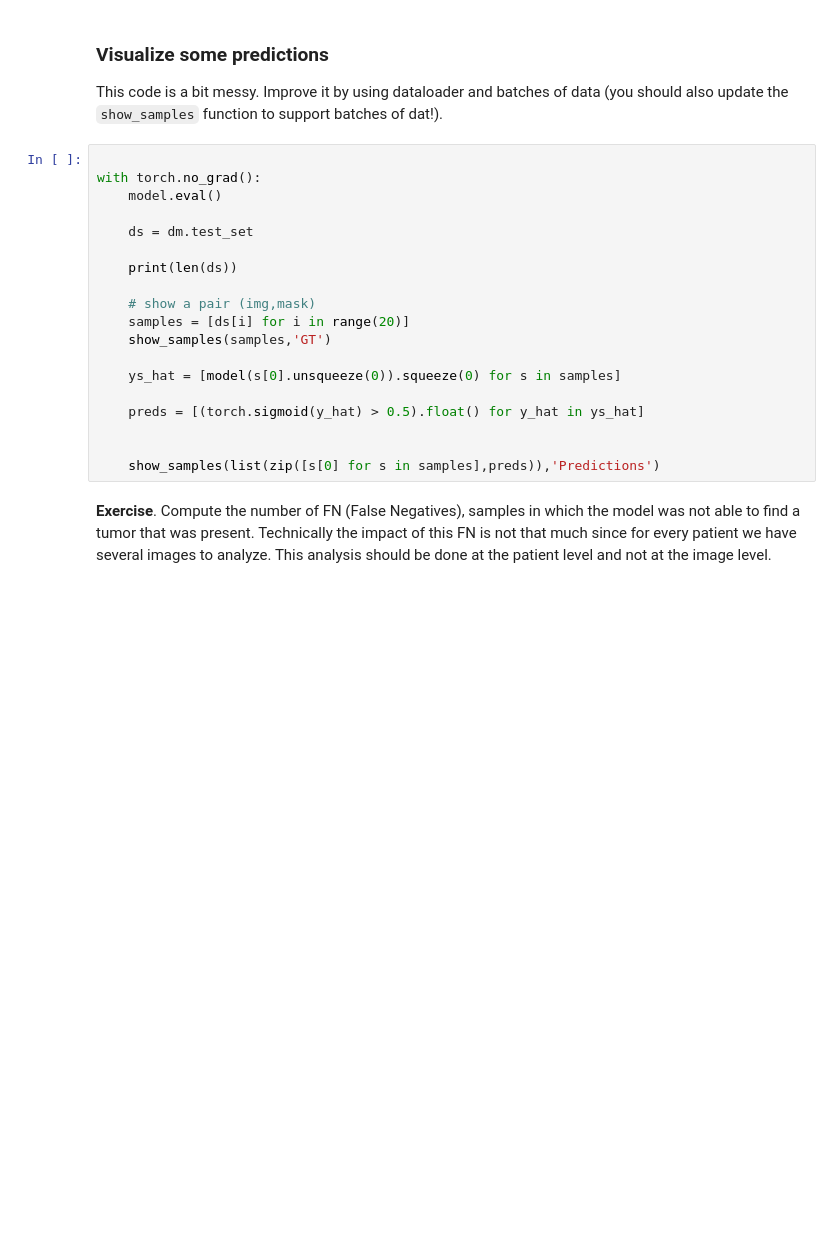
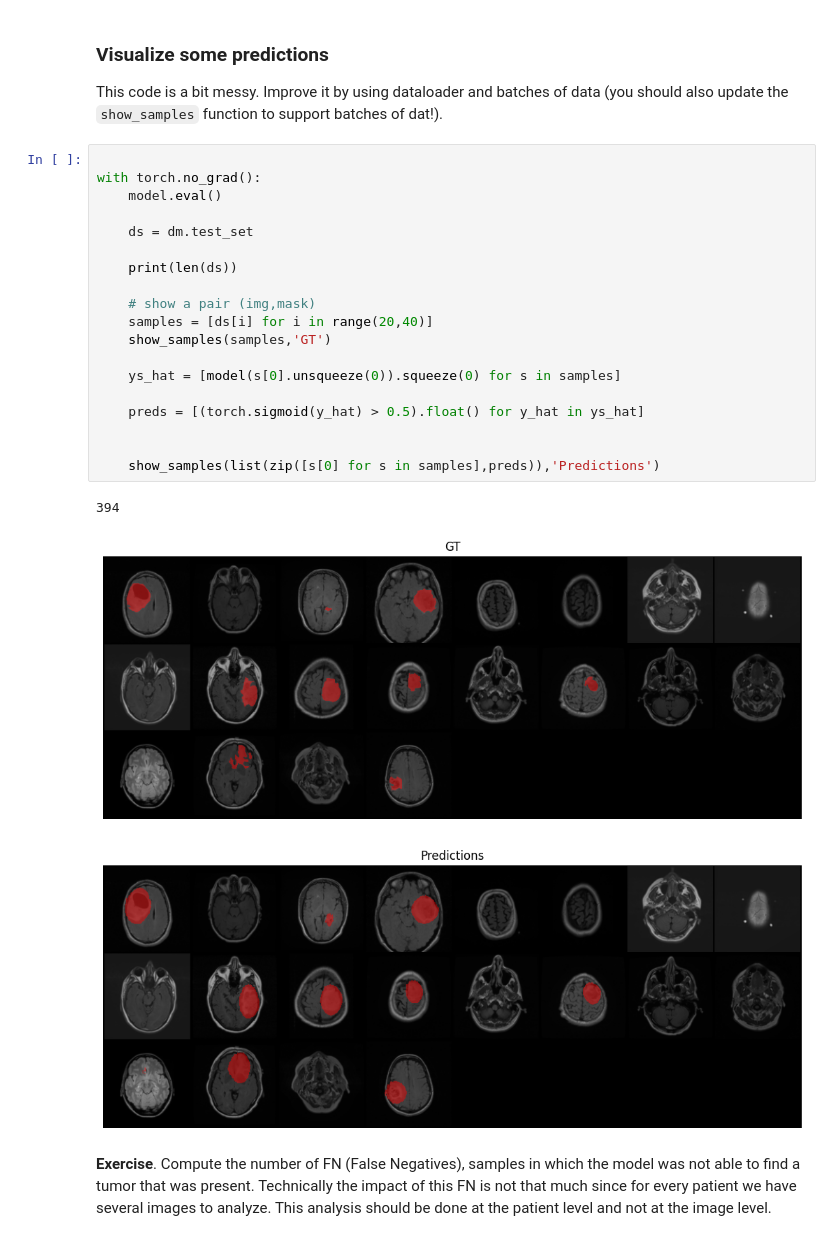
Before and after one commit to emarj/IVU_Tutorials, a Jupyter notebook: 03 - Image Segmentation/seg_mri.ipynb, the cells around one changed output. Cells and saved outputs as stored; diff of their text form; blank space fills up the shorter version.

```diff
--- a/03 - Image Segmentation/seg_mri.ipynb
+++ b/03 - Image Segmentation/seg_mri.ipynb
@@ -446,21 +486,25 @@ This code is a bit messy. Improve it by using dataloader and batches of data (yo
 # %%
 
 with torch.no_grad():
     model.eval()
 
     ds = dm.test_set
 
     print(len(ds))
 
     # show a pair (img,mask)
-    samples = [ds[i] for i in range(20)]
+    samples = [ds[i] for i in range(20,40)]
     show_samples(samples,'GT')
 
     ys_hat = [model(s[0].unsqueeze(0)).squeeze(0) for s in samples]
 
     preds = [(torch.sigmoid(y_hat) > 0.5).float() for y_hat in ys_hat]
 
 
     show_samples(list(zip([s[0] for s in samples],preds)),'Predictions')
+# %% [output]
+394
+[figure, added]
+[figure, added]
 # %% [markdown]
 **Exercise**. Compute the number of FN (False Negatives), samples in which the model was not able to find a tumor that was present. Technically the impact of this FN is not that much since for every patient we have several images to analyze. This analysis should be done at the patient level and not at the image level.
```
Also changed, not shown: parts of 7 cells of this notebook.
